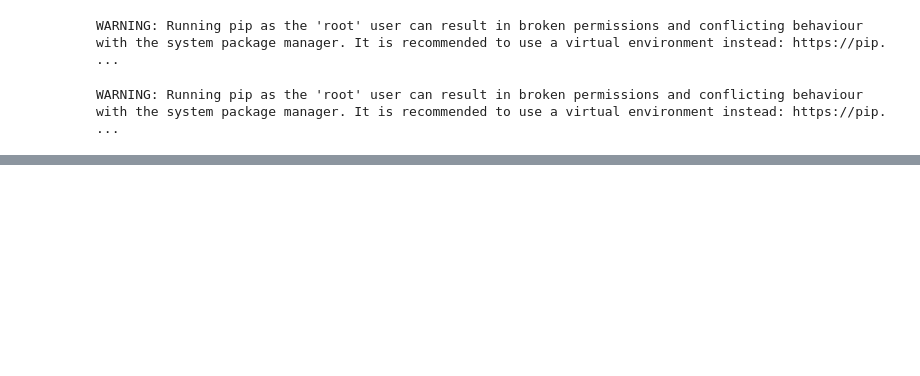
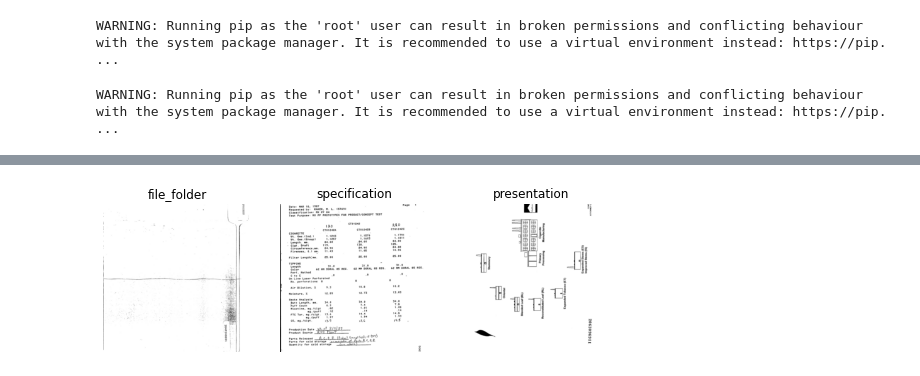
Before and after one commit to vp-82/document-processing-demo, a Jupyter notebook: 02_large_dataset_simple_baseline_model.ipynb, the cells around one changed output, grey strips where cells are left out. Drawn from its saved outputs; the diff is of its cells as text; code cells hidden in the pictures; blank space fills up the shorter version.

Commit message:
Larger data with simple model

```diff
--- a/02_large_dataset_simple_baseline_model.ipynb
+++ b/02_large_dataset_simple_baseline_model.ipynb
@@ -14,0 +23,2 @@ Downloading and preparing dataset rvl_cdip/default to /root/.cache/huggingface/d
+# %%
+dataset_path = Path('./dataset/rvl_cdip/rvl_cdip-small/rvl-cdip-small/')
@@ -14,0 +33,8 @@ Downloading and preparing dataset rvl_cdip/default to /root/.cache/huggingface/d
+# %%
+documents = DataBlock(
+    blocks = (ImageBlock, CategoryBlock),
+    get_items = get_image_files,
+    splitter = GrandparentSplitter(train_name = 'train', valid_name = 'val'),
+    get_y = parent_label,
+    item_tfms = Resize(size=640, method='Crop')
+)
@@ -14,0 +61,6 @@ Downloading and preparing dataset rvl_cdip/default to /root/.cache/huggingface/d
+# %%
+dls = documents.dataloaders(dataset_path, bs=32)
+# %%
+dls.show_batch(nrows=1, ncols=3)
+# %% [output]
+[figure, added]
```
Also changed, not shown: parts of 16 cells of this notebook, 1 other file.
